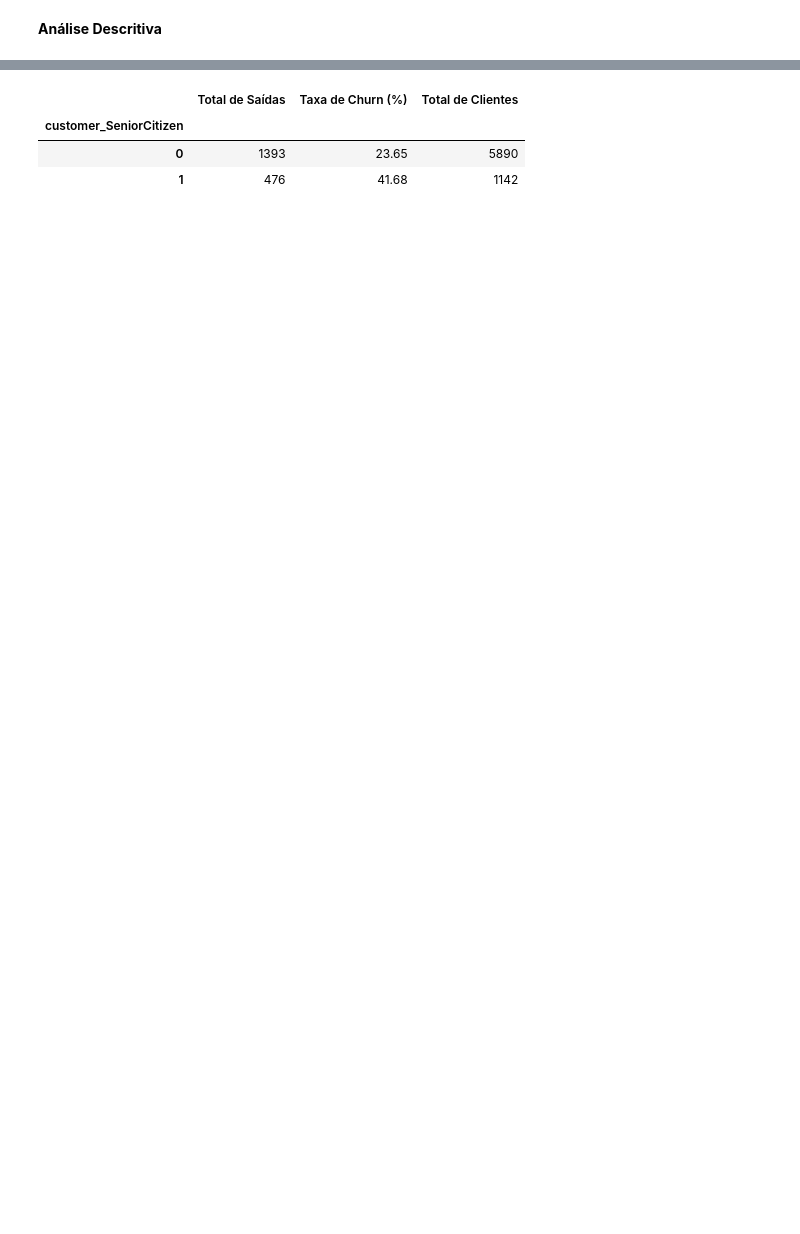
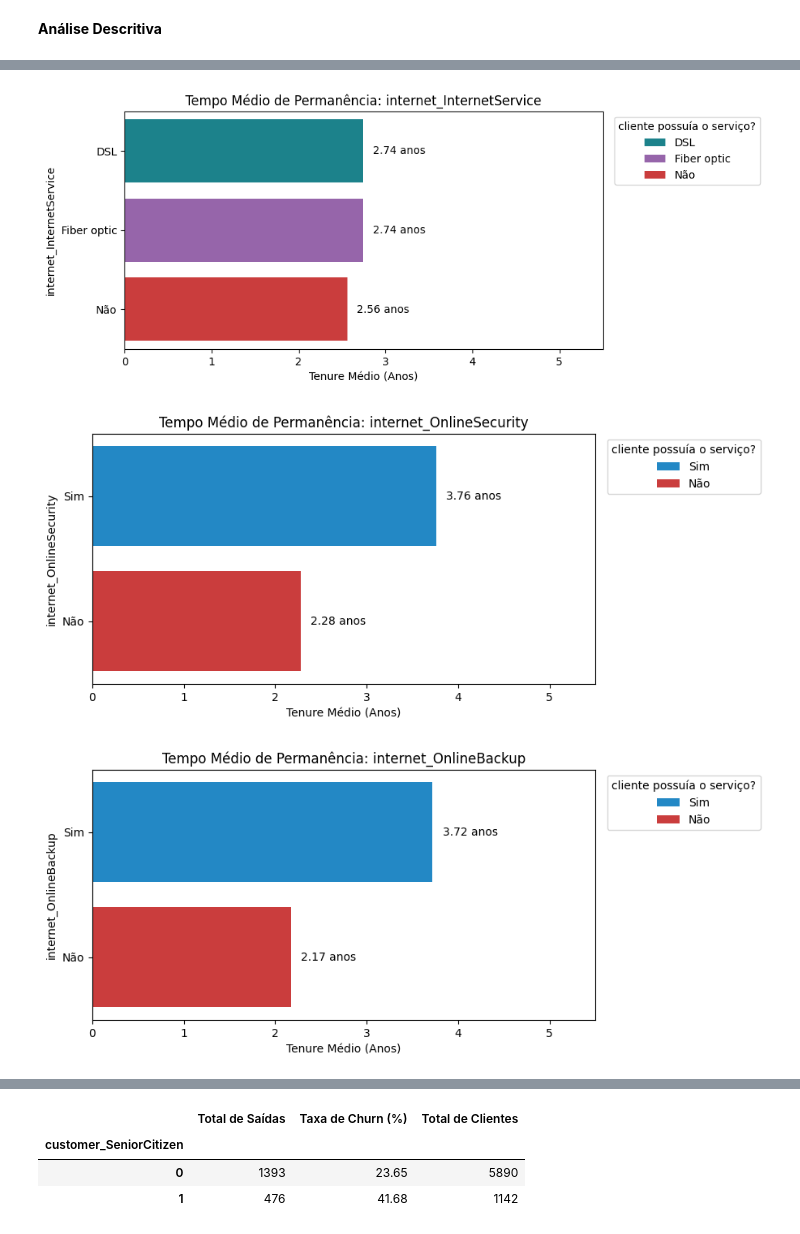
Before and after one commit to talitasilvad/challenge-alura-telecomx, a Jupyter notebook: AluraTelecomX.ipynb, the cells around one changed output, grey strips where cells are left out. Cells and saved outputs as stored; diff of their text form; code cells hidden in the pictures; blank space fills up the shorter version.

```diff
--- a/AluraTelecomX.ipynb
+++ b/AluraTelecomX.ipynb
@@ -375,0 +458,46 @@ Média de Tempo de Contrato e Gastos:
+# %%
+#Quantidade de tempo (meses -> anos) que o cliente fica na empresa por conta dos serviços adicionais
+coluna_adicionais_tempo = [
+    'internet_InternetService',
+    'internet_OnlineSecurity',
+    'internet_OnlineBackup',
+    'internet_DeviceProtection',
+    'internet_TechSupport',
+    'internet_StreamingTV',
+    'internet_StreamingMovies'
+]
+for col in coluna_adicionais_tempo:
+  analise_tempo = telecomx_df.groupby(col)['customer_tenure'].mean().reset_index()
+  analise_tempo['customer_tenure'] = (analise_tempo['customer_tenure'] / 12).round(2)
+  analise_tempo.columns = [col, 'Tenure Médio (Anos)']
+  analise_tempo[col] = analise_tempo[col].replace({0:'Não', 1:'Sim'})
+
+  analise_tempo = analise_tempo.sort_values(by='Tenure Médio (Anos)', ascending=False)
+
+  plt.figure(figsize=(8,4))
+
+  grafico = sns.barplot(data=analise_tempo,
+                        x='Tenure Médio (Anos)',
+                        y=col,
+                        hue=col,
+                        palette=cores_projeto,
+                        legend=True)
+
+  for p in grafico.patches:
+    width = p.get_width()
+    if width > 0:
+      grafico.annotate(f'{width} anos',
+                        (width, p.get_y() + p.get_height() / 2.),
+                        ha='left', va='center',
+                        xytext=(9,0),
+                        textcoords='offset points')
+
+  plt.title(f'Tempo Médio de Permanência: {col}')
+  plt.legend(title='cliente possuía o serviço?', loc='upper right', bbox_to_anchor=(1.34, 1))
+  plt.xlim(0, 5.5)
+  plt.show()
+  print('\n')
+# %% [output]
+[figure, added]
+[figure, added]
+[figure, added]
```
Also changed, not shown: parts of 16 cells of this notebook.
